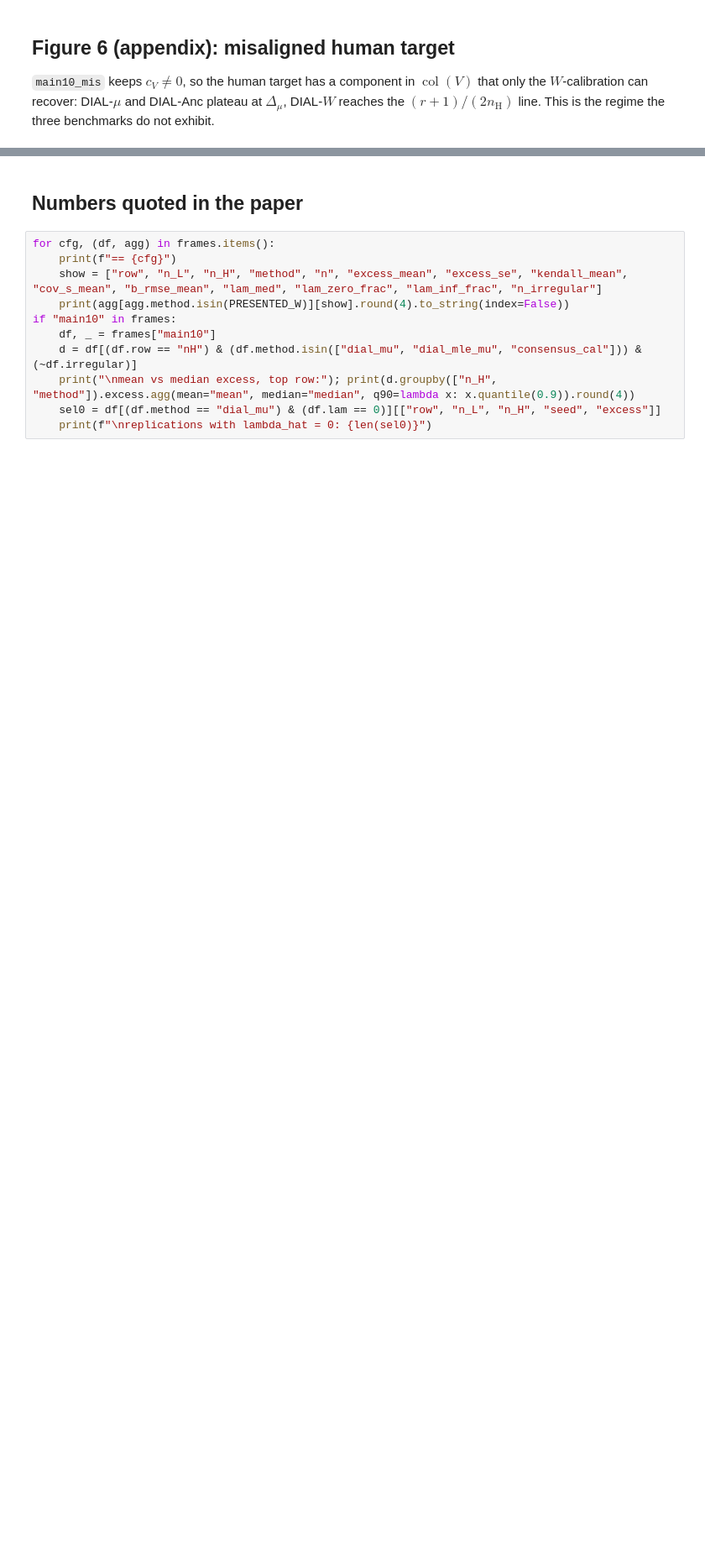
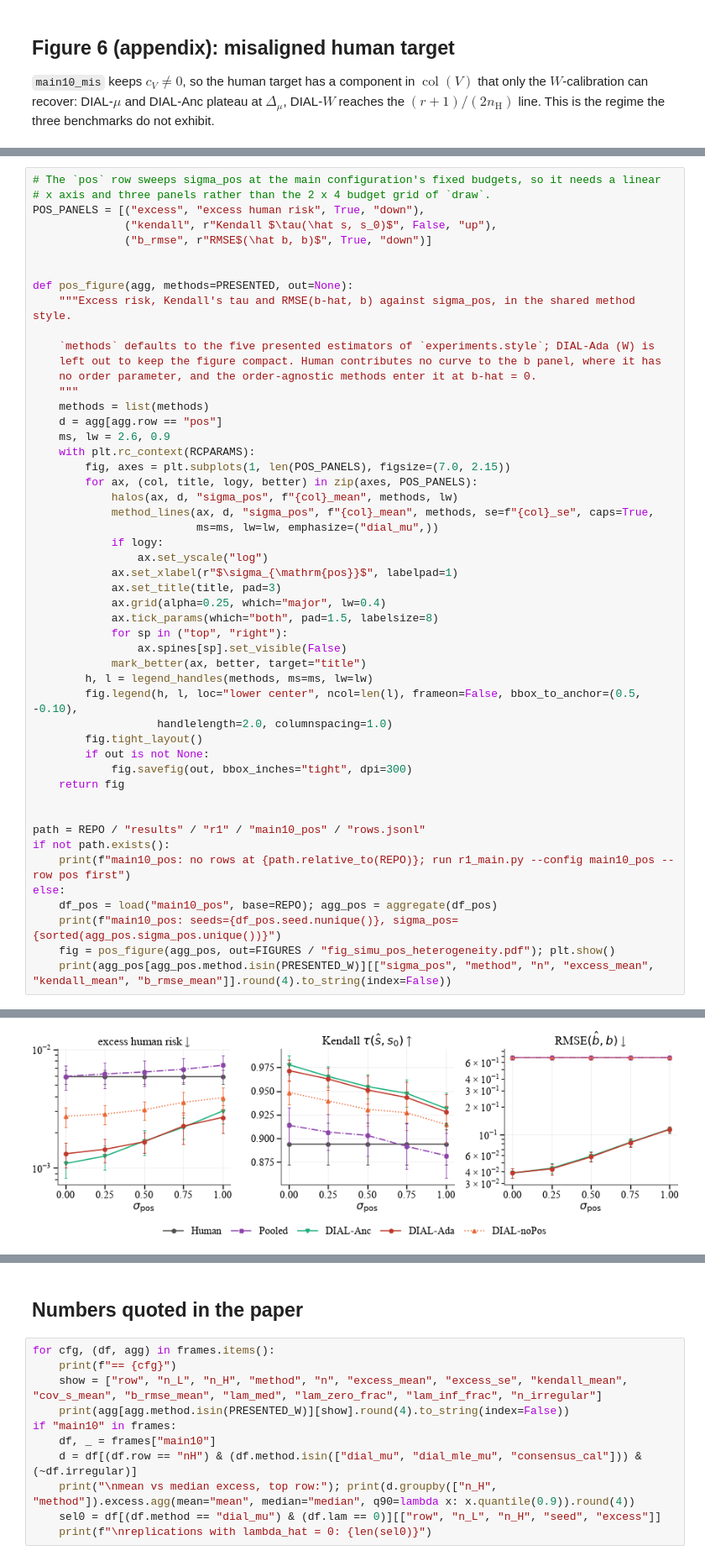
Before and after one commit to JinHongDu-Lab/DIAL, a Jupyter notebook: notebooks/1_simulation.ipynb, the cells around one changed output, grey strips where cells are left out. Shown at 84% size. Saved outputs shown, nothing was run; the diff lists cells and outputs as text; blank space fills up the shorter version.

```diff
--- a/notebooks/1_simulation.ipynb
+++ b/notebooks/1_simulation.ipynb
@@ -154,0 +159,51 @@ saved figures/fig_simu_misaligned.pdf (50 seeds)
+# %%
+# The `pos` row sweeps sigma_pos at the main configuration's fixed budgets, so it needs a linear
+# x axis and three panels rather than the 2 x 4 budget grid of `draw`.
+POS_PANELS = [("excess", "excess human risk", True, "down"),
+              ("kendall", r"Kendall $\tau(\hat s, s_0)$", False, "up"),
+              ("b_rmse", r"RMSE$(\hat b, b)$", True, "down")]
+
+
+def pos_figure(agg, methods=PRESENTED, out=None):
+    """Excess risk, Kendall's tau and RMSE(b-hat, b) against sigma_pos, in the shared method style.
+
+    `methods` defaults to the five presented estimators of `experiments.style`; DIAL-Ada (W) is
+    left out to keep the figure compact. Human contributes no curve to the b panel, where it has
+    no order parameter, and the order-agnostic methods enter it at b-hat = 0.
+    """
+    methods = list(methods)
+    d = agg[agg.row == "pos"]
+    ms, lw = 2.6, 0.9
+    with plt.rc_context(RCPARAMS):
+        fig, axes = plt.subplots(1, len(POS_PANELS), figsize=(7.0, 2.15))
+        for ax, (col, title, logy, better) in zip(axes, POS_PANELS):
+            halos(ax, d, "sigma_pos", f"{col}_mean", methods, lw)
+            method_lines(ax, d, "sigma_pos", f"{col}_mean", methods, se=f"{col}_se", caps=True,
+                         ms=ms, lw=lw, emphasize=("dial_mu",))
+            if logy:
+                ax.set_yscale("log")
+            ax.set_xlabel(r"$\sigma_{\mathrm{pos}}$", labelpad=1)
+            ax.set_title(title, pad=3)
+            ax.grid(alpha=0.25, which="major", lw=0.4)
+            ax.tick_params(which="both", pad=1.5, labelsize=8)
+            for sp in ("top", "right"):
+                ax.spines[sp].set_visible(False)
+            mark_better(ax, better, target="title")
+        h, l = legend_handles(methods, ms=ms, lw=lw)
+        fig.legend(h, l, loc="lower center", ncol=len(l), frameon=False, bbox_to_anchor=(0.5, -0.10),
+                   handlelength=2.0, columnspacing=1.0)
+        fig.tight_layout()
+        if out is not None:
+            fig.savefig(out, bbox_inches="tight", dpi=300)
+    return fig
+
+
+path = REPO / "results" / "r1" / "main10_pos" / "rows.jsonl"
+if not path.exists():
+    print(f"main10_pos: no rows at {path.relative_to(REPO)}; run r1_main.py --config main10_pos --row pos first")
+else:
+    df_pos = load("main10_pos", base=REPO); agg_pos = aggregate(df_pos)
+    print(f"main10_pos: seeds={df_pos.seed.nunique()}, sigma_pos={sorted(agg_pos.sigma_pos.unique())}")
+    fig = pos_figure(agg_pos, out=FIGURES / "fig_simu_pos_heterogeneity.pdf"); plt.show()
+    print(agg_pos[agg_pos.method.isin(PRESENTED_W)][["sigma_pos", "method", "n", "excess_mean", "kendall_mean", "b_rmse_mean"]].round(4).to_string(index=False))
+# %% [output]
@@ -154,0 +211 @@ saved figures/fig_simu_misaligned.pdf (50 seeds)
+[figure, added]
```
Also changed, not shown: parts of 6 cells of this notebook, 22 other files.
